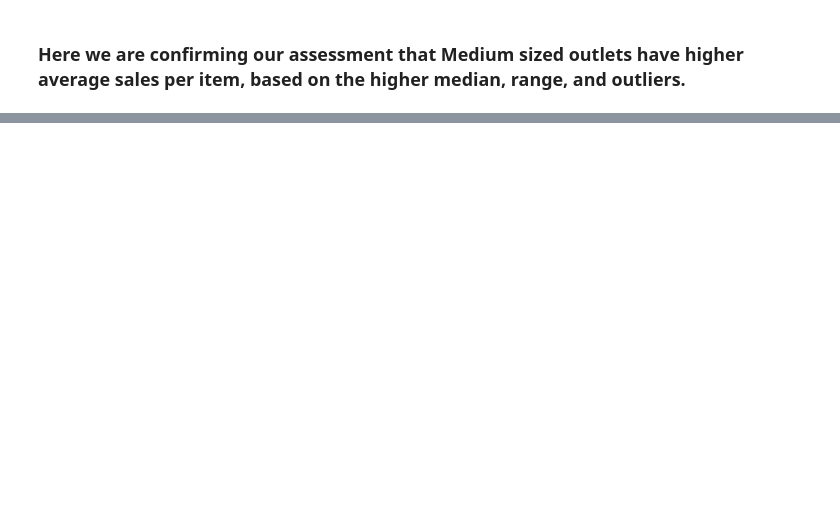
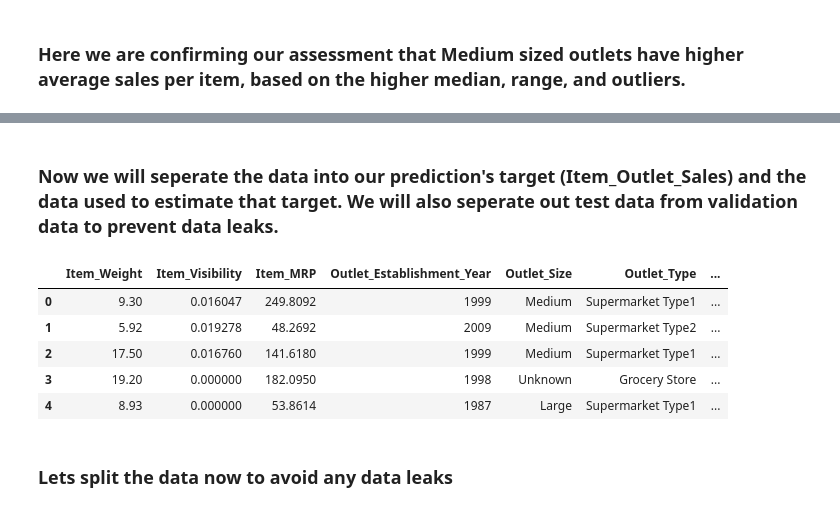
Before and after one commit to SeraphDev6/BigMart-Sales-Predictions, a Jupyter notebook: BigMart_Sales_Predictions.ipynb, the cells around one changed output, grey strips where cells are left out. Drawn from its saved outputs; the diff is of its cells as text; code cells hidden in the pictures; blank space fills up the shorter version.

```diff
--- a/BigMart_Sales_Predictions.ipynb
+++ b/BigMart_Sales_Predictions.ipynb
@@ -267,0 +335,27 @@ df.groupby("Outlet_Size")["Item_Outlet_Sales"].describe()
+# %% [markdown]
+### Now we will seperate the data into our prediction's target (Item_Outlet_Sales) and the data used to estimate that target. We will also seperate out test data from validation data to prevent data leaks.
+# %%
+y = df["Item_Outlet_Sales"]
+
+numeric_features = ["Item_Weight",
+                    "Item_Visibility",
+                    "Item_MRP",
+                    "Outlet_Establishment_Year"]
+ordinal_encoded_features = ["Outlet_Size",
+                            "Outlet_Type",
+                            "Outlet_Identifier",
+                            "Item_Type",
+                            "Item_Fat_Content"]
+
+# Include all fatures to be included in the model
+X = df[numeric_features + ordinal_encoded_features]
+X.head()
+# %% [output]
+|  | Item_Weight | Item_Visibility | Item_MRP | Outlet_Establishment_Year | Outlet_Size | Outlet_Type | ... |
+| 0 | 9.30 | 0.016047 | 249.8092 | 1999 | Medium | Supermarket Type1 | ... |
+| 1 | 5.92 | 0.019278 | 48.2692 | 2009 | Medium | Supermarket Type2 | ... |
+| 2 | 17.50 | 0.016760 | 141.6180 | 1999 | Medium | Supermarket Type1 | ... |
+| 3 | 19.20 | 0.000000 | 182.0950 | 1998 | Unknown | Grocery Store | ... |
+| 4 | 8.93 | 0.000000 | 53.8614 | 1987 | Large | Supermarket Type1 | ... |
+# %% [markdown]
+### Lets split the data now to avoid any data leaks
```
Also changed, not shown: parts of 28 cells of this notebook.
